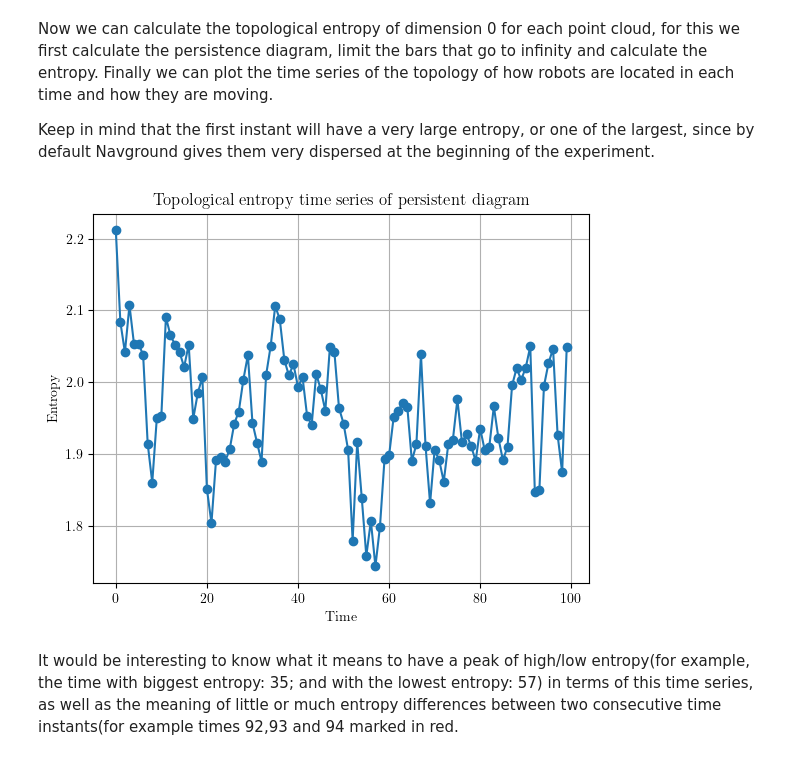
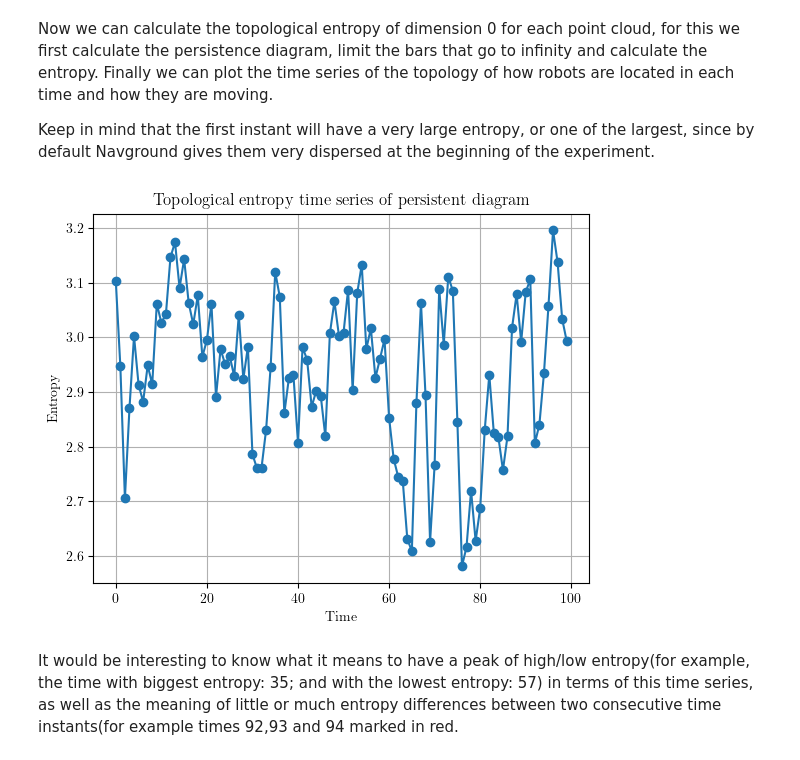
Before and after one commit to victosdur77/Task6.3.2, a Jupyter notebook: PersistentEntropy.ipynb, the cells around one changed output. Cells and saved outputs as stored; diff of their text form; code cells hidden in the pictures.

```diff
--- a/PersistentEntropy.ipynb
+++ b/PersistentEntropy.ipynb
@@ -214,15 +239,15 @@ Keep in mind that the first instant will have a very large entropy, or one of th
 # %%
 from gudhi.representations import DiagramSelector
 entropias=[]
 import gudhi as gd
 for i in range(instantes):
     nube_puntos=ps[i,:,:2]
-    persistence = calculaDiagramaPersistencia(nube_puntos,0)
-    persistenciaL=limitaDiagrama(persistence,maxd)
+    persistence = calculaDiagramaPersistencia(nube_puntos,0,"alpha")
+    persistenciaL=limitaDiagrama(persistence,maxd,remove=True)
     entropias.append(calculaEntropia(persistenciaL))
 
 dibujaEntropyTimeSerie(entropias)
 dibujaEntropyTimeSerieInteractive(entropias)
 # %% [output]
-[figure, old version]
+[figure, new version]
 # %% [markdown]
```
Also changed, not shown: parts of 18 cells of this notebook.
